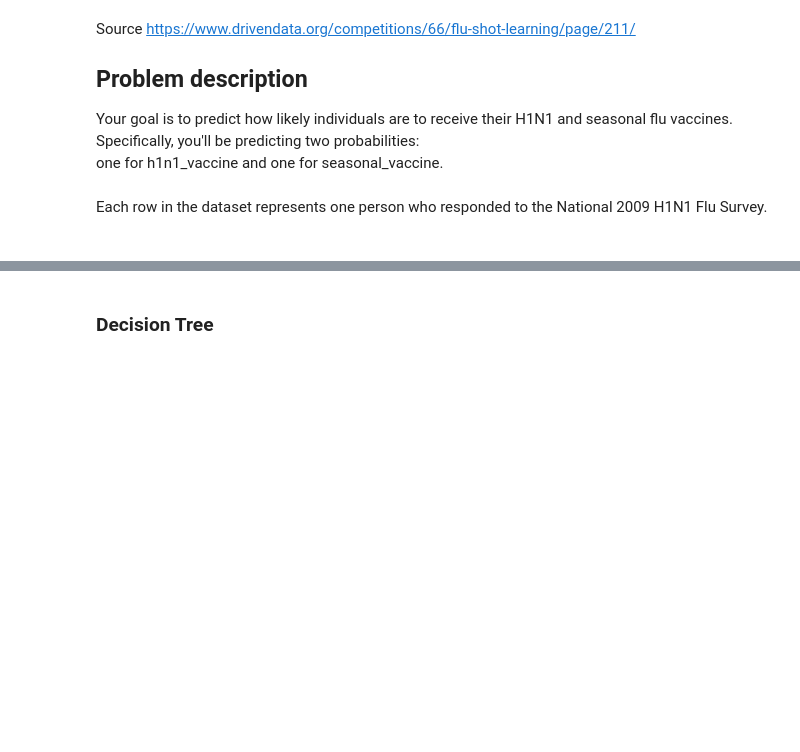
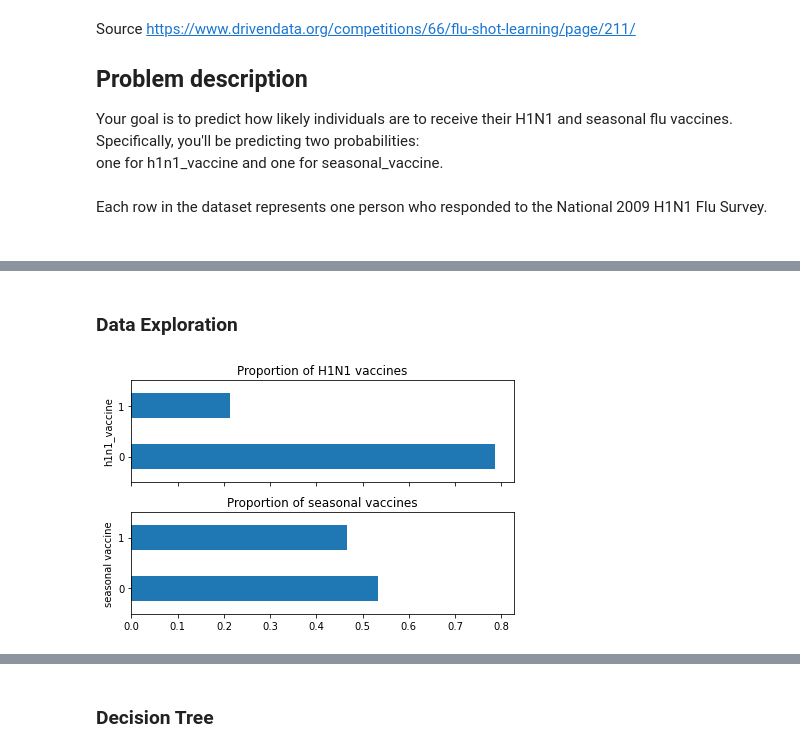
Before and after one commit to BorScho/FluShot_Competition, a Jupyter notebook: flu_shot.ipynb, the cells around one changed output, grey strips where cells are left out. Drawn from its saved outputs; the diff is of its cells as text; code cells hidden in the pictures; blank space fills up the shorter version.

```diff
--- a/flu_shot.ipynb
+++ b/flu_shot.ipynb
@@ -351,0 +196,2 @@ sesonal accuracy: 0.677
+# %% [markdown]
+### Data Exploration ###
@@ -351,0 +201,16 @@ sesonal accuracy: 0.677
+# %%
+fig, ax = plt.subplots(2,1, sharex=True)
+
+n_obs = y_train_df.shape[0]
+
+y_train_df['h1n1_vaccine'].value_counts().div(n_obs).plot.barh(title='Proportion of H1N1 vaccines', ax=ax[0])
+
+ax[0].set_ylabel('h1n1_vaccine')
+
+y_train_df['seasonal_vaccine'].value_counts().div(n_obs).plot.barh(title="Proportion of seasonal vaccines", ax=ax[1])
+
+ax[1].set_ylabel('seasonal vaccine')
+
+fig.tight_layout()
+# %% [output]
+[figure, added]
```
Also changed, not shown: parts of 108 cells of this notebook, 1 other file.
